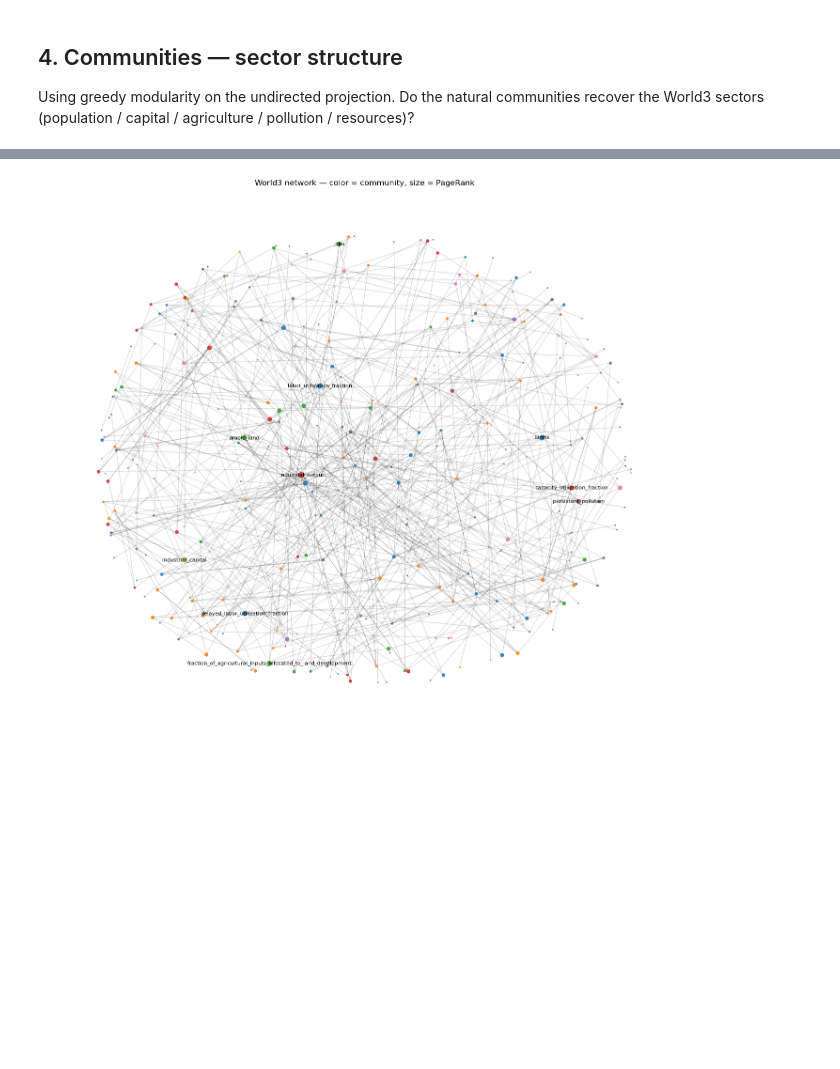
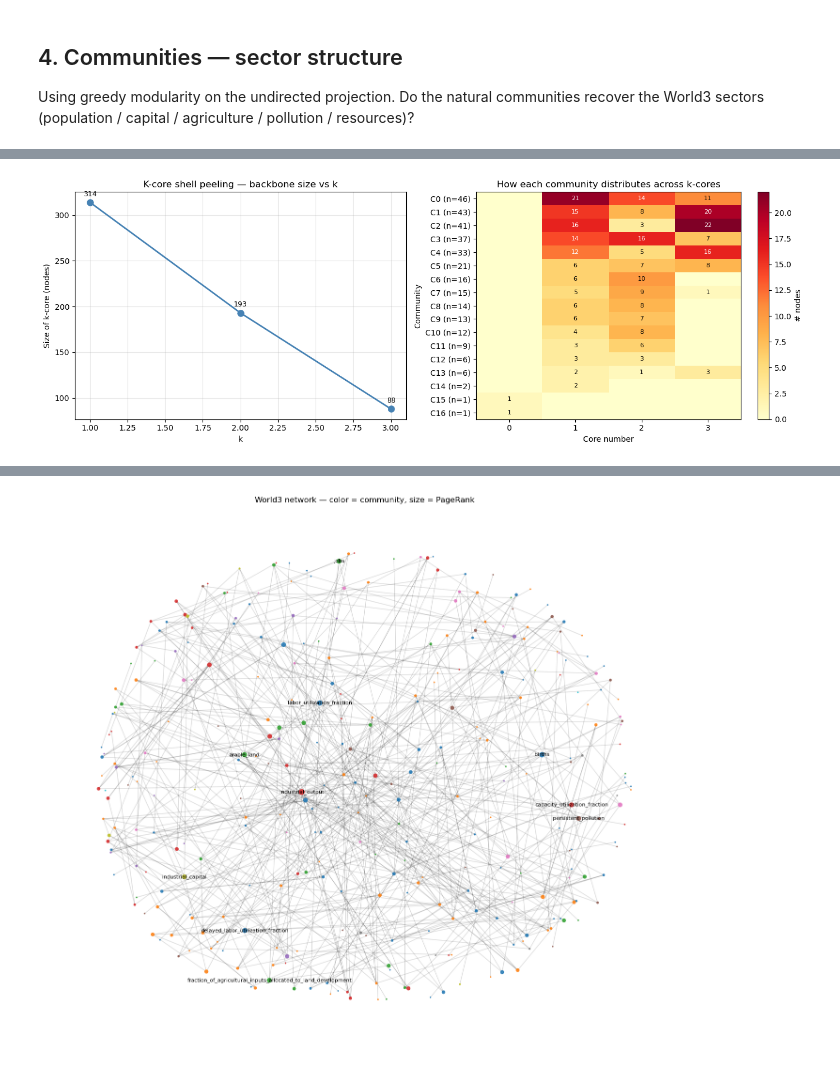
Before and after one commit to XunYang-Lola/CIVIL-534, a Jupyter notebook: final/network_analysis.ipynb, the cells around one changed output, grey strips where cells are left out. Drawn from its saved outputs; the diff is of its cells as text; code cells hidden in the pictures; blank space fills up the shorter version.

```diff
--- a/final/network_analysis.ipynb
+++ b/final/network_analysis.ipynb
@@ -203,0 +276,15 @@ Modularity: 0.680
+# %%
+# K-component decomposition: stricter than k-core
+# Returns dict {k: [set_of_nodes, ...]} — each component has node connectivity >= k
+k_components = nx.k_components(U_simple)
+print('K-component sizes (each row = one component at that connectivity level):')
+for k in sorted(k_components.keys()):
+    sizes = [len(c) for c in k_components[k]]
+    print(f'  k = {k}: {len(sizes)} component(s), sizes = {sizes}')
+
+# The deepest k-component is the most robust core
+k_top = max(k_components.keys())
+deepest = max(k_components[k_top], key=len)
+print(f'\nDeepest k-component (k = {k_top}, {len(deepest)} nodes) — '
+      f'every pair of these nodes has ≥ {k_top} node-disjoint paths:')
+print(sorted(deepest))
@@ -203,0 +299,41 @@ Modularity: 0.680
+# %%
+# Visualize: (a) shell-peeling profile, (b) community × core heatmap
+fig, axes = plt.subplots(1, 2, figsize=(14, 5))
+
+# (a) How fast does the network shrink as we peel shells?
+ks = list(range(1, k_max + 1))
+sizes = [len(nx.k_core(U_simple, k)) for k in ks]
+axes[0].plot(ks, sizes, 'o-', color='steelblue', lw=2, ms=8)
+axes[0].set_xlabel('k')
+axes[0].set_ylabel('Size of k-core (nodes)')
+axes[0].set_title('K-core shell peeling — backbone size vs k')
+axes[0].grid(alpha=0.3)
+for k, s in zip(ks, sizes):
+    axes[0].annotate(f'{s}', (k, s), textcoords='offset points', xytext=(0, 8),
+                     ha='center', fontsize=9)
+
+# (b) Community × core heatmap — which communities have dense cores?
+pivot = (core_df.assign(count=1)
+                .pivot_table(index='community', columns='core',
+                             values='count', aggfunc='sum', fill_value=0))
+im = axes[1].imshow(pivot.values, aspect='auto', cmap='YlOrRd')
+axes[1].set_xticks(range(len(pivot.columns)))
+axes[1].set_xticklabels(pivot.columns)
+axes[1].set_yticks(range(len(pivot.index)))
+axes[1].set_yticklabels([f'C{i} (n={len(communities[i])})' for i in pivot.index])
+axes[1].set_xlabel('Core number')
+axes[1].set_ylabel('Community')
+axes[1].set_title('How each community distributes across k-cores')
+plt.colorbar(im, ax=axes[1], label='# nodes')
+for i in range(pivot.shape[0]):
+    for j in range(pivot.shape[1]):
+        v = pivot.values[i, j]
+        if v > 0:
+            axes[1].text(j, i, int(v), ha='center', va='center',
+                         fontsize=8, color='white' if v > pivot.values.max()/2 else 'black')
+
+fig.tight_layout()
+fig.savefig(FIG_DIR / 'kcore_kcomponent.png', dpi=150)
+plt.show()
+# %% [output]
+[figure, added]
```
Also changed, not shown: parts of 15 cells of this notebook, 3 other files.
